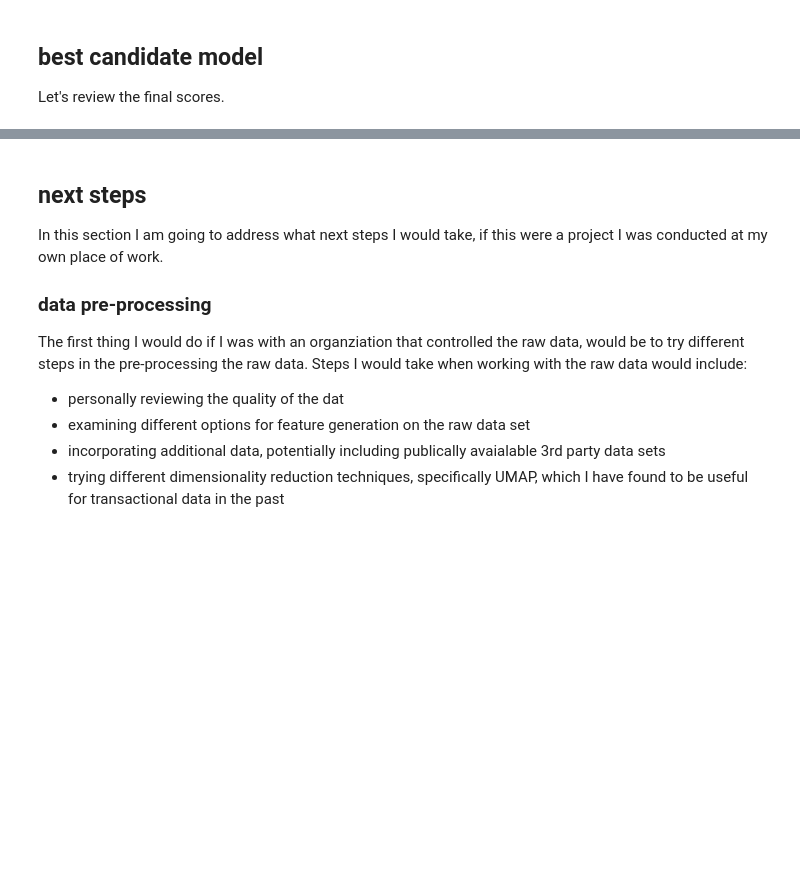
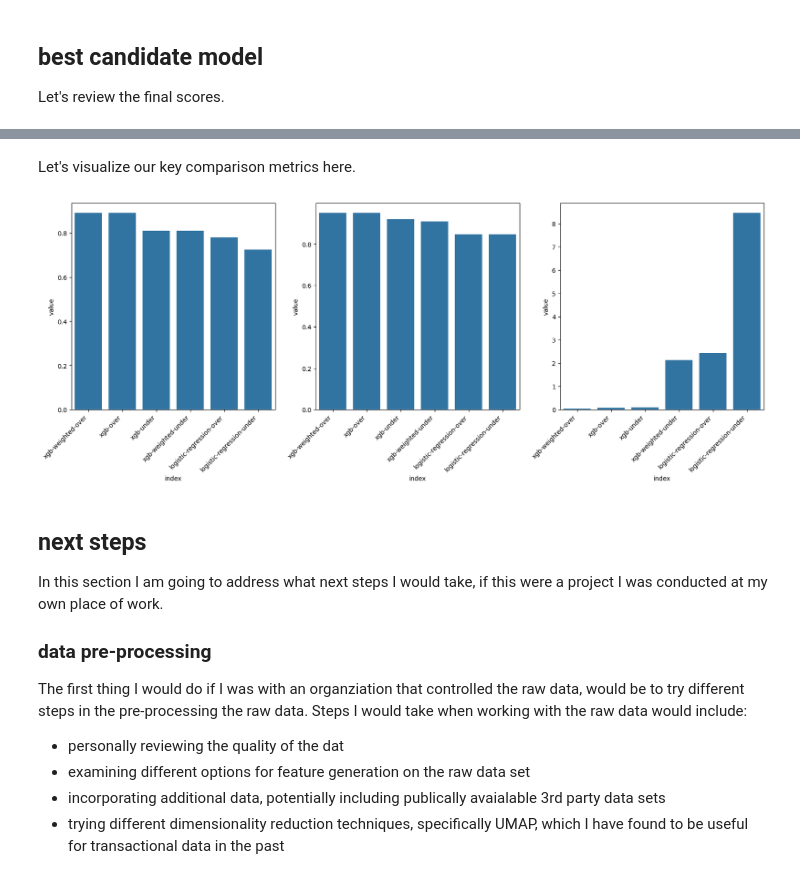
Before and after one commit to x81k25/fraud-detection, a Jupyter notebook: notebooks/03-classifiction.ipynb, the cells around one changed output, grey strips where cells are left out. Saved outputs shown, nothing was run; the diff lists cells and outputs as text; code cells hidden in the pictures; blank space fills up the shorter version.

```diff
--- a/notebooks/03-classifiction.ipynb
+++ b/notebooks/03-classifiction.ipynb
@@ -645,3 +613,32 @@ display(model_performance_results)
+# %% [markdown]
+Let's visualize our key comparison metrics here.
+# %%
+# melt cc to long version with the index as the id_vars and pr_auc and recall as the value_vars
+cc_melt_pr_auc = pd.melt(model_performance_results.reset_index(), id_vars='index', value_vars=['pr_auc'])
+cc_melt_recall = pd.melt(model_performance_results.reset_index(), id_vars='index', value_vars=['recall'])
+cc_melt_exec_time = pd.melt(model_performance_results.reset_index(), id_vars='index', value_vars=['execution_time'])
+# sort table by descending value
+cc_melt_pr_auc = cc_melt_pr_auc.sort_values('value', ascending=False)
+cc_melt_recall = cc_melt_recall.sort_values('value', ascending=False)
+cc_melt_exec_time = cc_melt_exec_time.sort_values('value', ascending=True)
+
+fig, axes = plt.subplots(1, 3, figsize=(20, 6))
+
+# bar plot of the pr auc with the pr auc value as the x axis and the model as the hue axis
+sns.barplot(data=cc_melt_pr_auc, x='index', y='value', ax=axes[0])
+axes[0].set_xticklabels(axes[0].get_xticklabels(), rotation=45, ha='right')
+
+# bar plot of the recall with the recall value as the x axis and the model as the hue axis
+sns.barplot(data=cc_melt_recall, x='index', y='value', ax=axes[1])
+axes[1].set_xticklabels(axes[0].get_xticklabels(), rotation=45, ha='right')
+
+# bar plot of execution time with the execution time value as the x axis and the model as the hue axis
+sns.barplot(data=cc_melt_exec_time, x='index', y='value', ax=axes[2])
+axes[2].set_xticklabels(axes[0].get_xticklabels(), rotation=45, ha='right')
+
+plt.show()
+# %% [output]
+[figure, added]
 # %% [markdown]
 ## next steps
 
```
Also changed, not shown: parts of 28 cells of this notebook.
